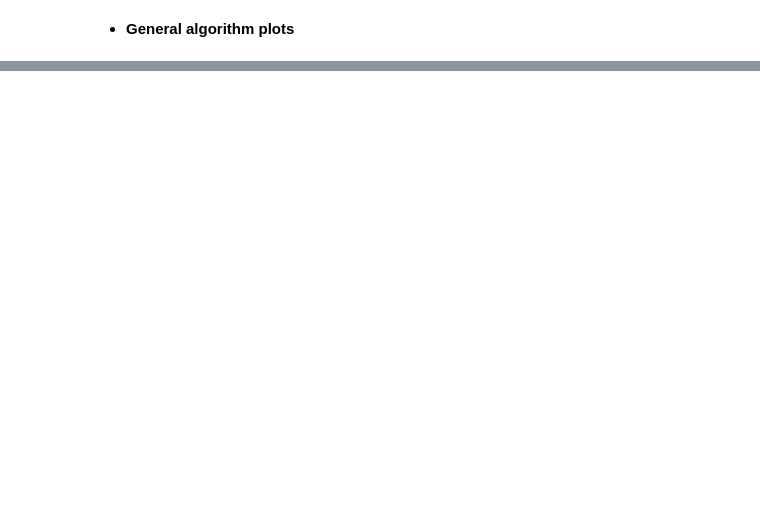
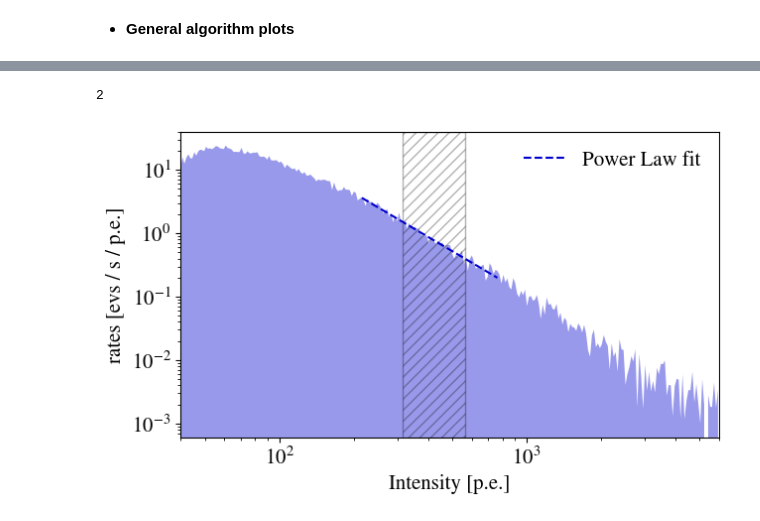
Before and after one commit to juanjq/cosmic_ray_data_correction, a Jupyter notebook: dl2_production/testing_dl1ab_changes.ipynb, the cells around one changed output, grey strips where cells are left out. Cells and saved outputs as stored; diff of their text form; code cells hidden in the pictures; blank space fills up the shorter version.

```diff
--- a/dl2_production/testing_dl1ab_changes.ipynb
+++ b/dl2_production/testing_dl1ab_changes.ipynb
@@ -550,0 +550,35 @@ for i in range(11):
+# %%
+for i in [2]:
+    print(i)
+    fig, ax = plt.subplots(figsize=(7,4))
+
+    # plot total distribution
+    ax.fill_between(bins_c, rate_tot_1, color="mediumblue", alpha=.4, lw=0, label=f"Total subrun" if i in [0, 1] else "")
+
+    # integration range
+    if i in [0, 1, 2, 6]:
+        ax.axvspan(lims_intensity[0], lims_intensity[1], alpha=0.3, ls="-", facecolor="none", hatch="///", edgecolor="k",
+                   label="Fit range" if i in [0] else "")
+
+    # blue fit
+    if i in [2, 3, 4]:
+        ax.plot(bins_space, plaw(bins_space, a_1, p_index_1), color="mediumblue", ls="--", label="Power Law fit" if i in [2, 3, 4] else "")
+
+    # plot legends
+    if i in [0, 1, 2, 3, 5, 6, 7, 8, 10]:
+        ax.legend(loc=1, frameon=False)
+    if i in [9]:
+        ins.legend(frameon=False)
+
+
+    ax.loglog()
+    ax.set_yscale("log")
+    ax.set_ylabel("rates [evs / s / p.e.]")
+    ax.set_xlabel("Intensity [p.e.]")
+    ax.set_xlim(40, 6000)
+
+    plt.savefig(f"plots/total.png", dpi=300, bbox_inches="tight")
+    plt.show()
+# %% [output]
+2
+[figure, added]
```
Also changed, not shown: parts of 12 cells of this notebook, 10 other files.
